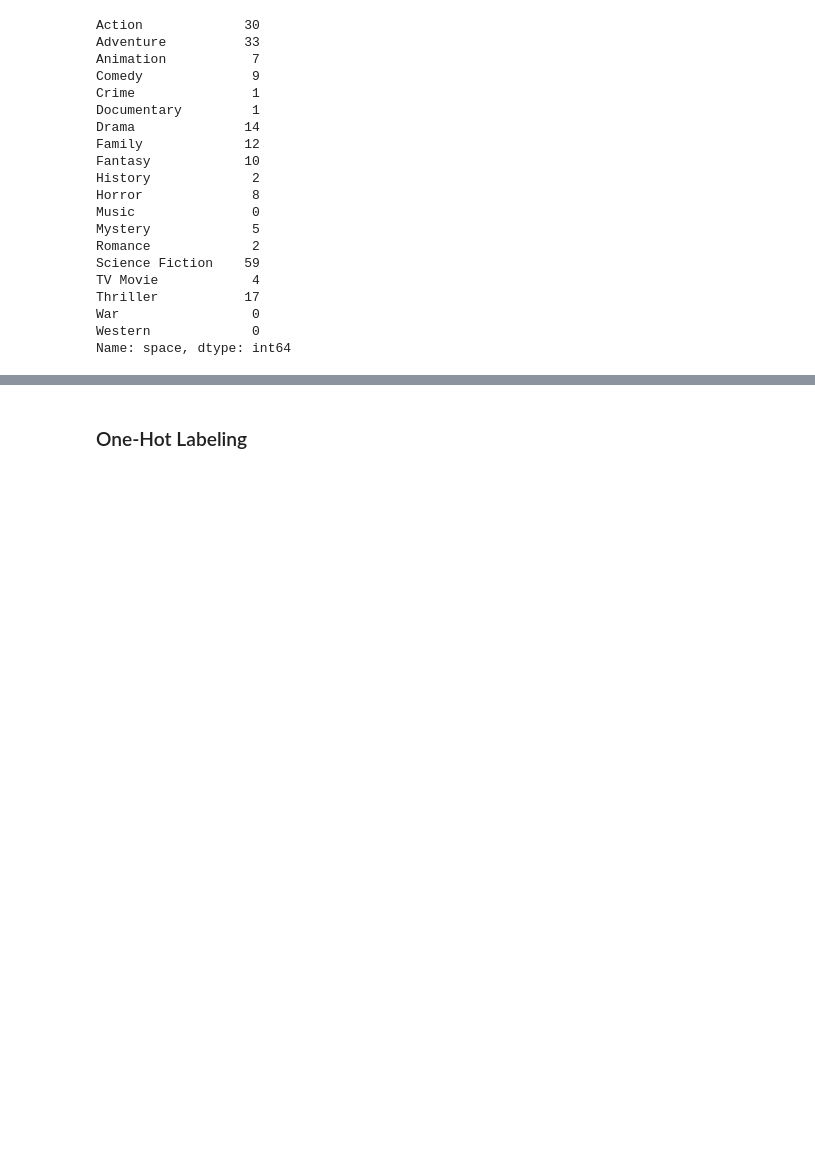
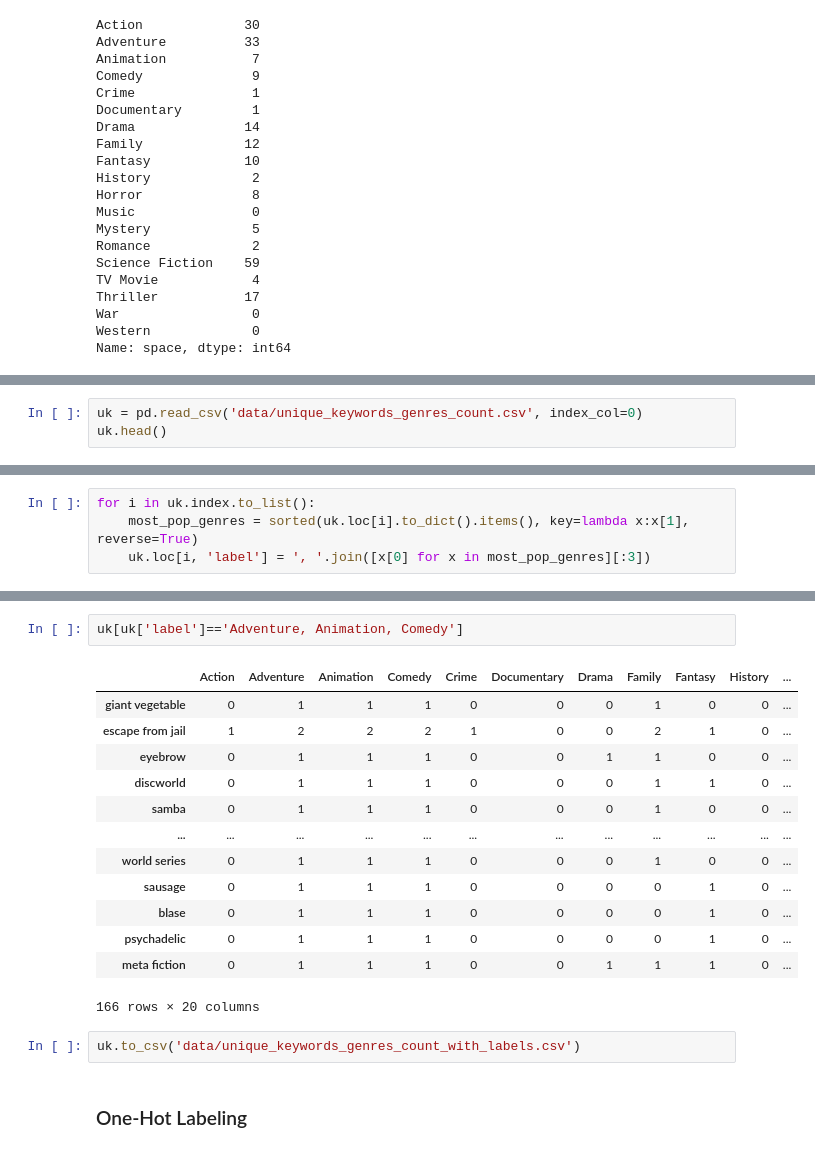
Before and after one commit to fadeeva/normal_projects, a Jupyter notebook: Popular_10000_movies_listed_on_TMDb/Data_Prepare.ipynb, the cells around one changed output, grey strips where cells are left out. Saved outputs shown, nothing was run; the diff lists cells and outputs as text; blank space fills up the shorter version.

Commit message:
added labels

```diff
--- a/Popular_10000_movies_listed_on_TMDb/Data_Prepare.ipynb
+++ b/Popular_10000_movies_listed_on_TMDb/Data_Prepare.ipynb
@@ -649,0 +661,3 @@ uk.describe()
+# %%
+uk = pd.read_csv('data/unique_keywords_genres_count.csv', index_col=0)
+uk.head()
@@ -649,0 +671,4 @@ uk.describe()
+# %%
+for i in uk.index.to_list():
+    most_pop_genres = sorted(uk.loc[i].to_dict().items(), key=lambda x:x[1], reverse=True)
+    uk.loc[i, 'label'] = ', '.join([x[0] for x in most_pop_genres][:3])
@@ -650,3 +684,21 @@ uk.describe()
+# %%
+uk[uk['label']=='Adventure, Animation, Comedy']
+# %% [output]
+|  | Action | Adventure | Animation | Comedy | Crime | Documentary | Drama | Family | Fantasy | History | ... |
+| giant vegetable | 0 | 1 | 1 | 1 | 0 | 0 | 0 | 1 | 0 | 0 | ... |
+| escape from jail | 1 | 2 | 2 | 2 | 1 | 0 | 0 | 2 | 1 | 0 | ... |
+| eyebrow | 0 | 1 | 1 | 1 | 0 | 0 | 1 | 1 | 0 | 0 | ... |
+| discworld | 0 | 1 | 1 | 1 | 0 | 0 | 0 | 1 | 1 | 0 | ... |
+| samba | 0 | 1 | 1 | 1 | 0 | 0 | 0 | 1 | 0 | 0 | ... |
+| ... | ... | ... | ... | ... | ... | ... | ... | ... | ... | ... | ... |
+| world series | 0 | 1 | 1 | 1 | 0 | 0 | 0 | 1 | 0 | 0 | ... |
+| sausage | 0 | 1 | 1 | 1 | 0 | 0 | 0 | 0 | 1 | 0 | ... |
+| blase | 0 | 1 | 1 | 1 | 0 | 0 | 0 | 0 | 1 | 0 | ... |
+| psychadelic | 0 | 1 | 1 | 1 | 0 | 0 | 0 | 0 | 1 | 0 | ... |
+| meta fiction | 0 | 1 | 1 | 1 | 0 | 0 | 1 | 1 | 1 | 0 | ... |
+166 rows × 20 columns
+# %%
+uk.to_csv('data/unique_keywords_genres_count_with_labels.csv')
 # %% [markdown]
 ### One-Hot Labeling
 # %%
```
Also changed, not shown: parts of 3 cells of this notebook.
